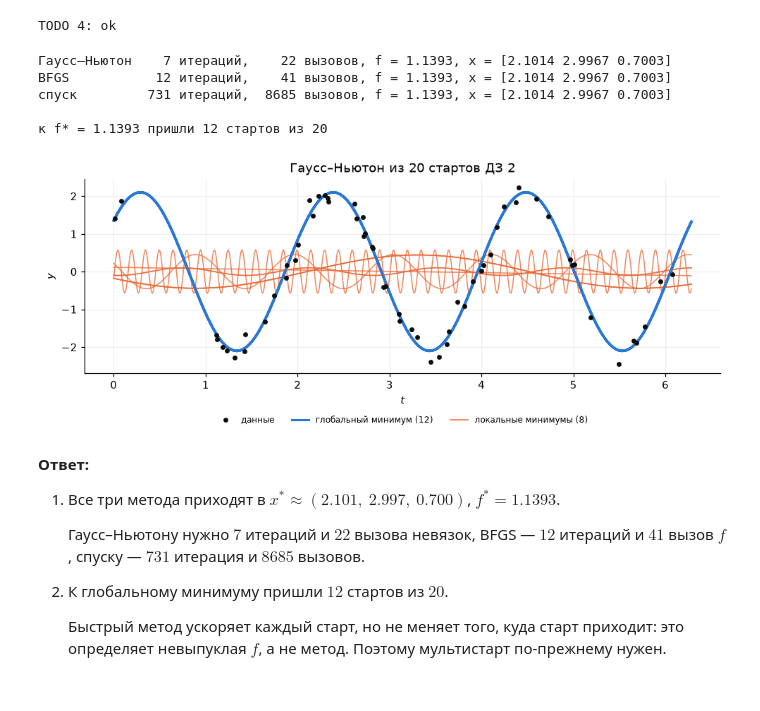
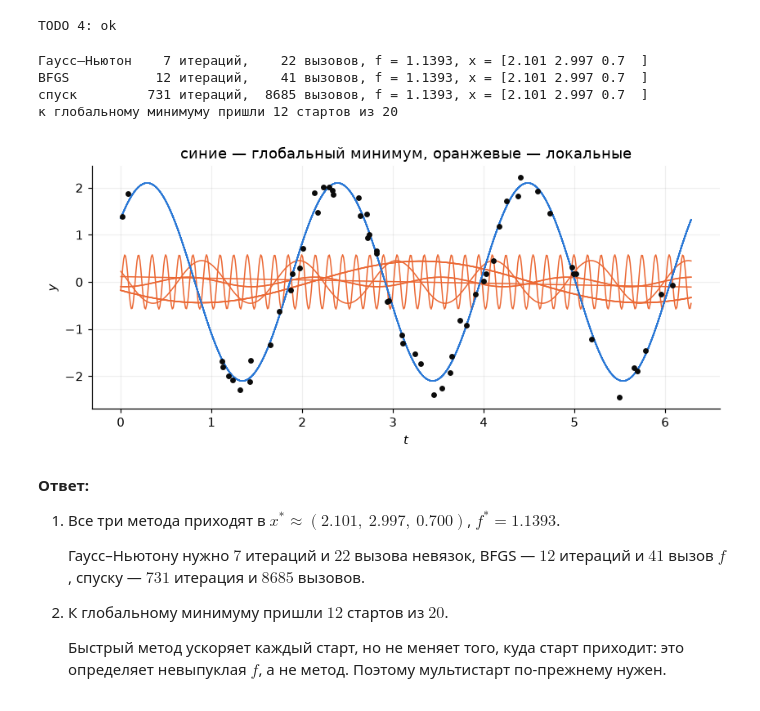
Before and after one commit to anton-lopatkin/misis-numerical-optimization, a Jupyter notebook: submissions/hw03/lopatkin.ipynb, the cells around one changed output. Saved outputs shown, nothing was run; the diff lists cells and outputs as text; code cells hidden in the pictures.

```diff
--- a/submissions/hw03/lopatkin.ipynb
+++ b/submissions/hw03/lopatkin.ipynb
@@ -173,10 +169,6 @@ from fractions import Fraction
 
 x = Fraction(2)
 for k in range(4):
-    e = float(x) - np.sqrt(3)
-    pred = "" if k == 0 else f", e_(k-1)^2 / (2 x_(k-1)) = {e_prev ** 2 / (2 * x_prev):.3e}"
-    print(f"x{k} = {str(x):>11} = {float(x):.13f}, e{k} = {e:.3e}{pred}")
-    x_prev, e_prev = float(x), e
+    print(f"x{k} = {x} = {float(x):.10f}, e{k} = {float(x) - np.sqrt(3):.1e}")
     x = (x + 3 / x) / 2
-print(f"sqrt(3)            = {np.sqrt(3):.13f}")
 # %% [output]
@@ -395,19 +378,15 @@ BFGS                      34         87   (1.00000000, 0.99999999)
 
     У спуска норма градиента убывает постепенно, на это уходят тысячи итераций. У Ньютона в конце график обрывается. У BFGS график загибается всё круче, но мягче, чем у Ньютона.
 # %%
-# цепь N = 40: спуск с шагом 1/L против одного шага Ньютона
 energy40, grad40, H40, b40, v40 = make_chain(40)
 v_gd, k_gd, _, _ = gd(energy40, grad40, v40, alpha=1 / np.linalg.eigvalsh(H40)[-1])
 v_nt = v40 - np.linalg.solve(H40, grad40(v40))
-print(f"спуск 1/L: {k_gd} итераций, E = {energy40(v_gd):.10f}")
-print(f"Ньютон:    1 итерация,     E = {energy40(v_nt):.10f}")
+print(f"спуск:  {k_gd} итераций, E = {energy40(v_gd):.10f}")
+print(f"Ньютон: 1 итерация, E = {energy40(v_nt):.10f}")
 print(f"||v_gd - v_nt|| = {np.linalg.norm(v_gd - v_nt):.1e}")
 
-# наш bfgs на цепи N = 10 и N = 20
 for N in [10, 20]:
-    e_N, g_N, H_N, b_N, v0_N = make_chain(N)
+    e_N, g_N, *_, v0_N = make_chain(N)
     x, k, path, gn = bfgs(e_N, g_N, v0_N, maxit=10_000)
-    print(f"\nN = {N}: {k} итераций, ||grad|| = {gn[-1]:.1e}")
-    if k == 10_000:
-        print(f"  последние ||s_k|| = {np.linalg.norm(np.diff(path[-4:], axis=0), axis=1)}")
+    print(f"BFGS, N = {N}: {k} итераций, ||grad|| = {gn[-1]:.1e}, последние ||s_k|| = {np.linalg.norm(np.diff(path[-3:], axis=0), axis=1)}")
 # %% [output]
@@ -459,35 +435,29 @@ print("TODO 4: ok")
 # %% [output]
 TODO 4: ok
 # %%
-# пункт 1: Гаусс–Ньютон, BFGS и спуск из (1, 3, 0)
-r_calls = Counted(sine_resid); x_gn, k_gn, _, _ = gauss_newton(r_calls, sine_jac, X0_SINE)
-f_bf = Counted(sine_f); x_bf, k_bf, _, _ = bfgs(f_bf, sine_grad, X0_SINE)
-f_sd = Counted(sine_f); x_sd, k_sd, _, _ = gd(f_sd, sine_grad, X0_SINE)
-for name, k, n, x in [("Гаусс–Ньютон", k_gn, r_calls.n, x_gn), ("BFGS", k_bf, f_bf.n, x_bf), ("спуск", k_sd, f_sd.n, x_sd)]:
-    print(f"{name:<13}{k:4d} итераций, {n:5d} вызовов, f = {sine_f(x):.4f}, x = {x.round(4)}")
+f_r, f_b, f_s = counted(sine_resid), counted(sine_f), counted(sine_f)
+x_gn, k_gn, _, _ = gauss_newton(f_r, sine_jac, X0_SINE)
+x_bf, k_bf, _, _ = bfgs(f_b, sine_grad, X0_SINE)
+x_sd, k_sd, _, _ = gd(f_s, sine_grad, X0_SINE)
+for name, k, f, x in [("Гаусс–Ньютон", k_gn, f_r, x_gn), ("BFGS", k_bf, f_b, x_bf), ("спуск", k_sd, f_s, x_sd)]:
+    print(f"{name:<13}{k:4d} итераций, {f.n:5d} вызовов, f = {sine_f(x):.4f}, x = {x.round(3)}")
 
-# пункт 2: мультистарт из 20 стартов ДЗ 2
 fits = [gauss_newton(sine_resid, sine_jac, s, maxit=200)[0] for s in starts]
-f_fin = np.array([sine_f(x) for x in fits])
-ok = np.abs(f_fin - f_fin.min()) < 1e-6
-print(f"\nк f* = {f_fin.min():.4f} пришли {ok.sum()} стартов из {len(starts)}")
+ok = np.array([abs(sine_f(x) - sine_f(x_gn)) < 1e-6 for x in fits])
+print(f"к глобальному минимуму пришли {ok.sum()} стартов из {len(starts)}")
 
 ts = np.linspace(0, 2 * np.pi, 600)
-plt.figure(figsize=(9, 3.8))
+plt.figure(figsize=(9, 3.5))
 for x, good in zip(fits, ok):
-    plt.plot(ts, x[0] * np.sin(x[1] * ts + x[2]), color=BLUE if good else ORANGE, lw=2.2 if good else 1.0, alpha=0.6 if good else 0.8)
-plt.plot(t_data, y_data, "o", ms=3.5, color=INK, zorder=5, label="данные")
-plt.plot([], [], color=BLUE, lw=2, label=f"глобальный минимум ({ok.sum()})")
-plt.plot([], [], color=ORANGE, lw=1, label=f"локальные минимумы ({(~ok).sum()})")
-plt.xlabel("$t$"); plt.ylabel("$y$"); plt.legend(fontsize=8, loc="upper center", bbox_to_anchor=(0.5, -0.18), ncol=3)
-plt.title("Гаусс–Ньютон из 20 стартов ДЗ 2"); plt.tight_layout(); plt.show()
+    plt.plot(ts, x[0] * np.sin(x[1] * ts + x[2]), color=BLUE if good else ORANGE, lw=1)
+plt.plot(t_data, y_data, "o", ms=3.5, color=INK)
+plt.title("синие — глобальный минимум, оранжевые — локальные"); plt.xlabel("$t$"); plt.ylabel("$y$"); plt.show()
 # %% [output]
-Гаусс–Ньютон    7 итераций,    22 вызовов, f = 1.1393, x = [2.1014 2.9967 0.7003]
-BFGS           12 итераций,    41 вызовов, f = 1.1393, x = [2.1014 2.9967 0.7003]
-спуск         731 итераций,  8685 вызовов, f = 1.1393, x = [2.1014 2.9967 0.7003]
-
-к f* = 1.1393 пришли 12 стартов из 20
+Гаусс–Ньютон    7 итераций,    22 вызовов, f = 1.1393, x = [2.101 2.997 0.7  ]
+BFGS           12 итераций,    41 вызовов, f = 1.1393, x = [2.101 2.997 0.7  ]
+спуск         731 итераций,  8685 вызовов, f = 1.1393, x = [2.101 2.997 0.7  ]
+к глобальному минимуму пришли 12 стартов из 20
-[figure, old version]
+[figure, new version]
 # %% [markdown]
 **Ответ:**
 
```
Also changed, not shown: parts of 7 cells of this notebook.
